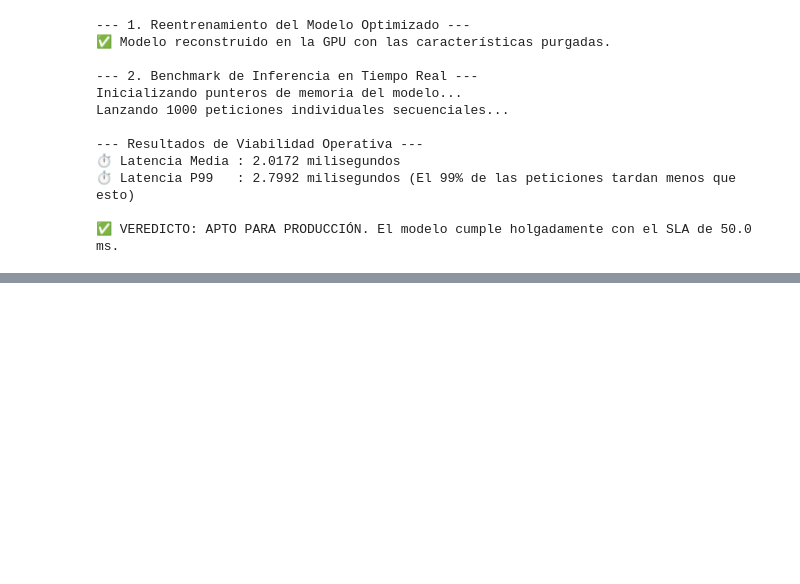
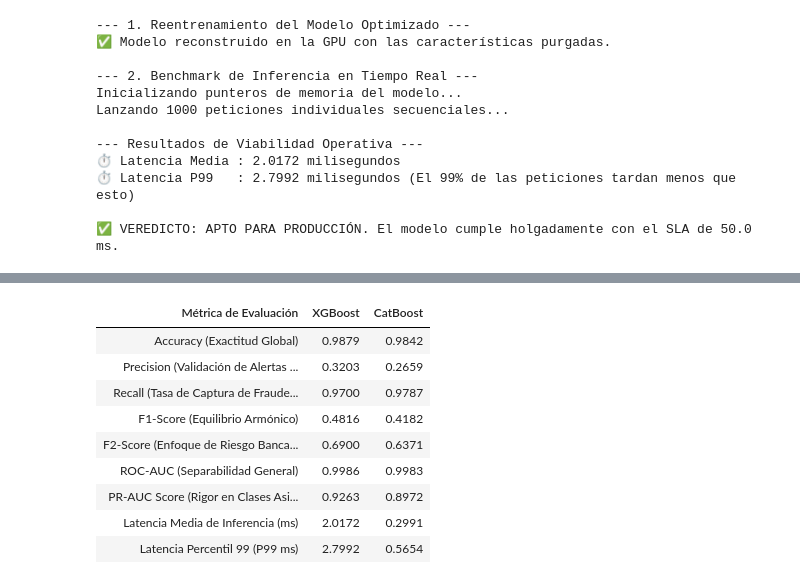
Before and after one commit to MartinHerreraRoncero/Portfolio-data-science, a Jupyter notebook: ML_Credit_Card_Fraud_Detection/notebooks/01_eda_y_features.ipynb, the cells around one changed output, grey strips where cells are left out. Cells and saved outputs as stored; diff of their text form; code cells hidden in the pictures; blank space fills up the shorter version.

Commit message:
Test A/B de Algoritmos: XGBoost vs. CatBoost

```diff
--- a/ML_Credit_Card_Fraud_Detection/notebooks/01_eda_y_features.ipynb
+++ b/ML_Credit_Card_Fraud_Detection/notebooks/01_eda_y_features.ipynb
@@ -719,0 +726,89 @@ Lanzando 1000 peticiones individuales secuenciales...
+# %%
+from catboost import CatBoostClassifier
+from sklearn.metrics import (
+    accuracy_score, precision_score, recall_score,
+    f1_score, fbeta_score, roc_auc_score, average_precision_score
+)
+
+print("1. Homogeneizando tipos de datos para compatibilidad estricta...")
+X_train_cat = X_train_final.astype('float32')
+X_test_cat = X_test_final.astype('float32')
+payload_simulado_cat = X_test_cat.iloc[[0]]
+
+print("2. Entrenando CatBoost en la GPU...")
+cat_model = CatBoostClassifier(
+    iterations=300,
+    learning_rate=0.05,
+    depth=6,
+    scale_pos_weight=peso_clases,
+    task_type='GPU',
+    random_seed=42,
+    verbose=0
+)
+cat_model.fit(X_train_cat, y_train)
+
+print("3. Generando predicciones out-of-sample para ambos modelos...")
+# CatBoost
+y_pred_cat = cat_model.predict(X_test_cat)
+y_pred_proba_cat = cat_model.predict_proba(X_test_cat)[:, 1]
+
+# XGBoost (recalculamos sobre la matriz final purgada para garantizar simetría)
+y_pred_xgb = xgb_model.predict(X_test_final)
+y_pred_proba_xgb = xgb_model.predict_proba(X_test_final)[:, 1]
+
+print("4. Ejecutando Benchmark de Latencia para CatBoost...")
+_ = cat_model.predict_proba(payload_simulado_cat)
+tiempos_cat_ms = []
+for _ in range(1000):
+    inicio = time.perf_counter()
+    _ = cat_model.predict_proba(payload_simulado_cat)
+    fin = time.perf_counter()
+    tiempos_cat_ms.append((fin - inicio) * 1000)
+
+latencia_media_cat = np.mean(tiempos_cat_ms)
+latencia_p99_cat = np.percentile(tiempos_cat_ms, 99)
+
+print("\n" + "="*60)
+print("🏆 CUADRO DE MANDOS: COMPARATIVA INTEGRAL DE MODELOS")
+print("="*60)
+
+# Construcción de la matriz de métricas completas
+tabla_completa = pd.DataFrame({
+    'Métrica de Evaluación': [
+        'Accuracy (Exactitud Global)',
+        'Precision (Validación de Alertas - Clase 1)',
+        'Recall (Tasa de Captura de Fraude - Clase 1)',
+        'F1-Score (Equilibrio Armónico)',
+        'F2-Score (Enfoque de Riesgo Bancario)',
+        'ROC-AUC (Separabilidad General)',
+        'PR-AUC Score (Rigor en Clases Asimétricas)',
+        'Latencia Media de Inferencia (ms)',
+        'Latencia Percentil 99 (P99 ms)'
+    ],
+    'XGBoost': [
+        f"{accuracy_score(y_test, y_pred_xgb):.4f}",
+        f"{precision_score(y_test, y_pred_xgb):.4f}",
+        f"{recall_score(y_test, y_pred_xgb):.4f}",
+        f"{f1_score(y_test, y_pred_xgb):.4f}",
+        f"{fbeta_score(y_test, y_pred_xgb, beta=2):.4f}",
+        f"{roc_auc_score(y_test, y_pred_proba_xgb):.4f}",
+        f"{average_precision_score(y_test, y_pred_proba_xgb):.4f}",
+        f"{latencia_media:.4f}",
+        f"{latencia_p99:.4f}"
+    ],
+    'CatBoost': [
+        f"{accuracy_score(y_test, y_pred_cat):.4f}",
+        f"{precision_score(y_test, y_pred_cat):.4f}",
+        f"{recall_score(y_test, y_pred_cat):.4f}",
+        f"{f1_score(y_test, y_pred_cat):.4f}",
+        f"{fbeta_score(y_test, y_pred_cat, beta=2):.4f}",
+        f"{roc_auc_score(y_test, y_pred_proba_cat):.4f}",
+        f"{average_precision_score(y_test, y_pred_proba_cat):.4f}",
+        f"{latencia_media_cat:.4f}",
+        f"{latencia_p99_cat:.4f}"
+    ]
+})
+
+# Renderizado estético en el Jupyter Notebook
+display(tabla_completa.style.set_properties(**{'text-align': 'left'}).hide(axis='index'))
+# %% [output]
@@ -719,0 +823,10 @@ Lanzando 1000 peticiones individuales secuenciales...
+| Métrica de Evaluación | XGBoost | CatBoost |
+| Accuracy (Exactitud Global) | 0.9879 | 0.9842 |
+| Precision (Validación de Alertas ... | 0.3203 | 0.2659 |
+| Recall (Tasa de Captura de Fraude... | 0.9700 | 0.9787 |
+| F1-Score (Equilibrio Armónico) | 0.4816 | 0.4182 |
+| F2-Score (Enfoque de Riesgo Banca... | 0.6900 | 0.6371 |
+| ROC-AUC (Separabilidad General) | 0.9986 | 0.9983 |
+| PR-AUC Score (Rigor en Clases Asi... | 0.9263 | 0.8972 |
+| Latencia Media de Inferencia (ms) | 2.0172 | 0.2991 |
+| Latencia Percentil 99 (P99 ms) | 2.7992 | 0.5654 |
```
Also changed, not shown: parts of 3 cells of this notebook.
